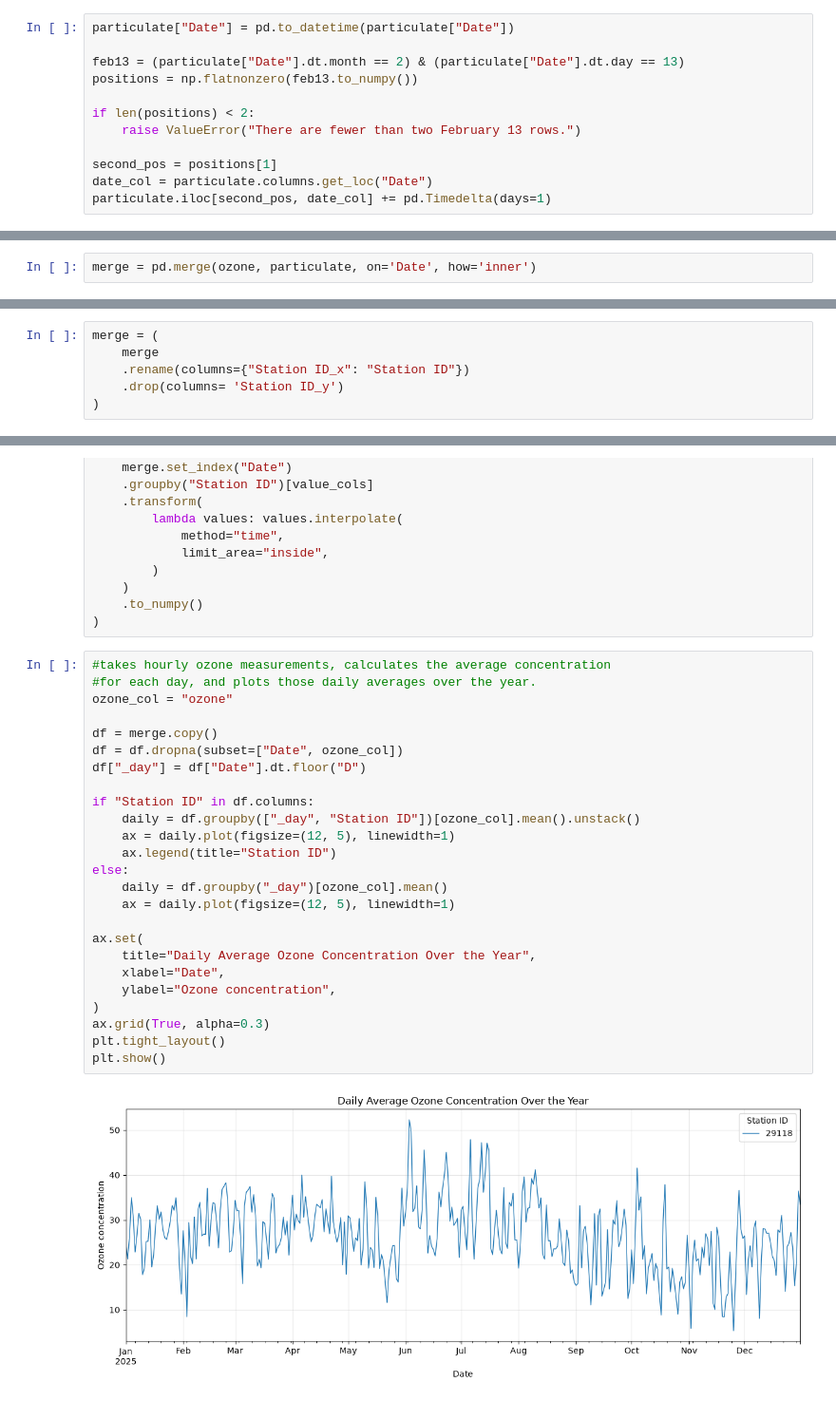
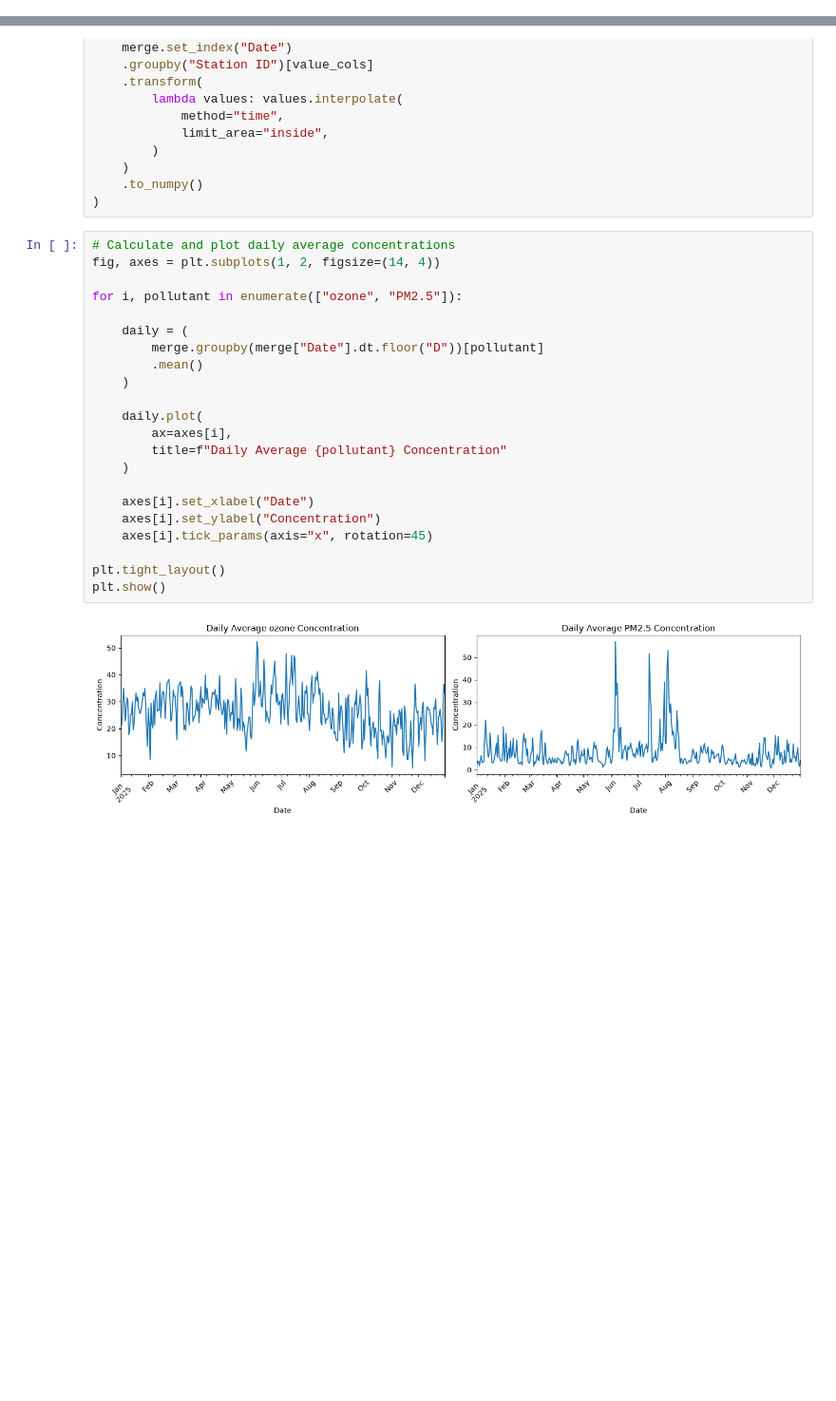
Before and after one commit to Durian20/CSE-780-Assignment-2, a Jupyter notebook: assign2.ipynb, the cells around one changed output, grey strips where cells are left out. Shown at 95% size. Drawn from its saved outputs; the diff is of its cells as text; blank space fills up the shorter version.

```diff
--- a/assign2.ipynb
+++ b/assign2.ipynb
@@ -75,13 +39 @@ ozone.iloc[second_pos, date_col] += pd.Timedelta(days=1)
-# %%
-particulate["Date"] = pd.to_datetime(particulate["Date"])
-
-feb13 = (particulate["Date"].dt.month == 2) & (particulate["Date"].dt.day == 13)
-positions = np.flatnonzero(feb13.to_numpy())
-
-if len(positions) < 2:
-    raise ValueError("There are fewer than two February 13 rows.")
-
-second_pos = positions[1]
-date_col = particulate.columns.get_loc("Date")
-particulate.iloc[second_pos, date_col] += pd.Timedelta(days=1)
 # %%
@@ -145,2 +87,0 @@ particulate = (
-# %%
-merge = pd.merge(ozone, particulate, on='Date', how='inner')
@@ -161,9 +88,3 @@ merge = pd.merge(ozone, particulate, on='Date', how='inner')
-# %%
-merge = (
-    merge
-    .rename(columns={"Station ID_x": "Station ID"})
-    .drop(columns= 'Station ID_y')
-)
 # %%
 #convert invalid values to NaNs so they don't become outliers
 merge["ozone"] = merge["ozone"].replace([9999,-999,999], np.nan)
@@ -221,29 +126,26 @@ merge[value_cols] = (
     .to_numpy()
 )
 # %%
-#takes hourly ozone measurements, calculates the average concentration
-#for each day, and plots those daily averages over the year.
-ozone_col = "ozone"
+# Calculate and plot daily average concentrations
+fig, axes = plt.subplots(1, 2, figsize=(14, 4))
 
-df = merge.copy()
-df = df.dropna(subset=["Date", ozone_col])
-df["_day"] = df["Date"].dt.floor("D")
+for i, pollutant in enumerate(["ozone", "PM2.5"]):
 
-if "Station ID" in df.columns:
-    daily = df.groupby(["_day", "Station ID"])[ozone_col].mean().unstack()
-    ax = daily.plot(figsize=(12, 5), linewidth=1)
-    ax.legend(title="Station ID")
-else:
-    daily = df.groupby("_day")[ozone_col].mean()
-    ax = daily.plot(figsize=(12, 5), linewidth=1)
+    daily = (
+        merge.groupby(merge["Date"].dt.floor("D"))[pollutant]
+        .mean()
+    )
 
-ax.set(
-    title="Daily Average Ozone Concentration Over the Year",
-    xlabel="Date",
-    ylabel="Ozone concentration",
-)
-ax.grid(True, alpha=0.3)
+    daily.plot(
+        ax=axes[i],
+        title=f"Daily Average {pollutant} Concentration"
+    )
+
+    axes[i].set_xlabel("Date")
+    axes[i].set_ylabel("Concentration")
+    axes[i].tick_params(axis="x", rotation=45)
+
 plt.tight_layout()
 plt.show()
 # %% [output]
-[figure, old version]
+[figure, new version]
```
Also changed, not shown: parts of 27 cells of this notebook.
